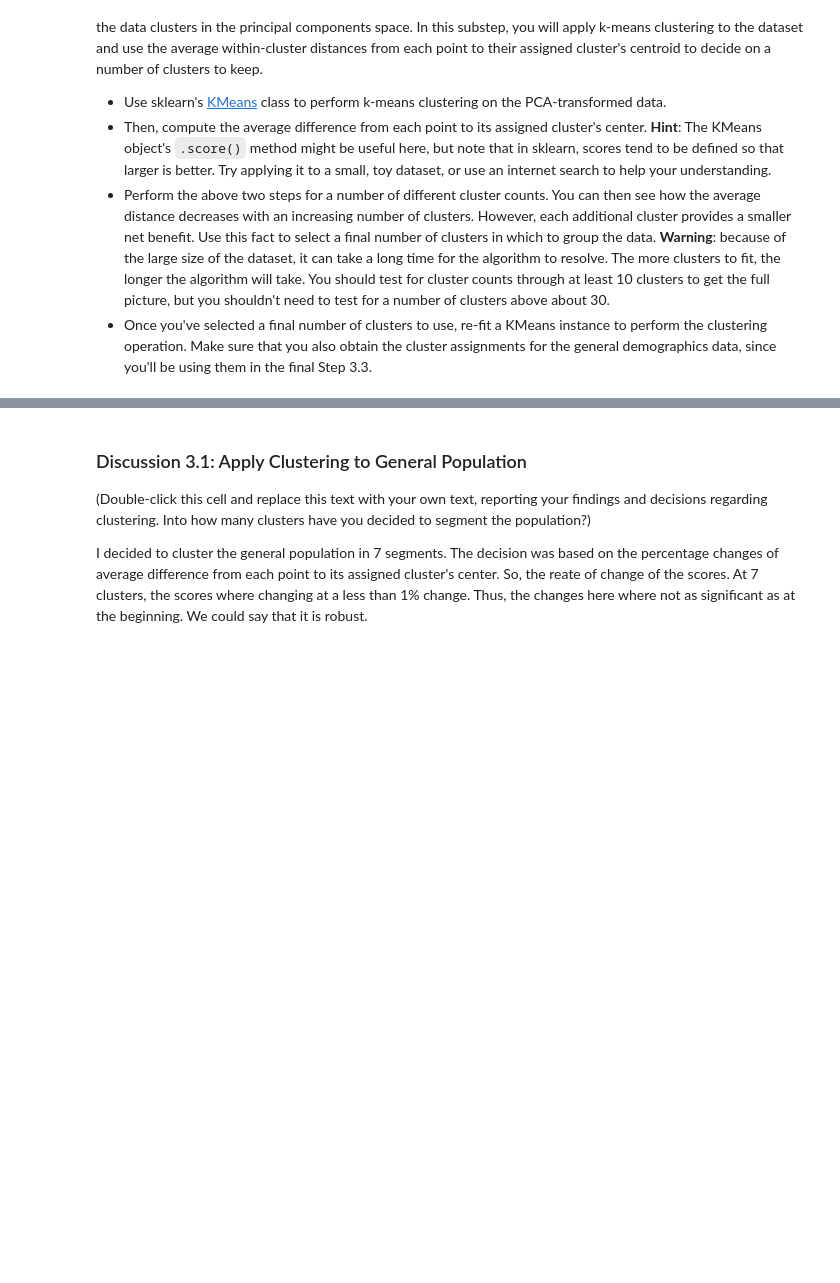
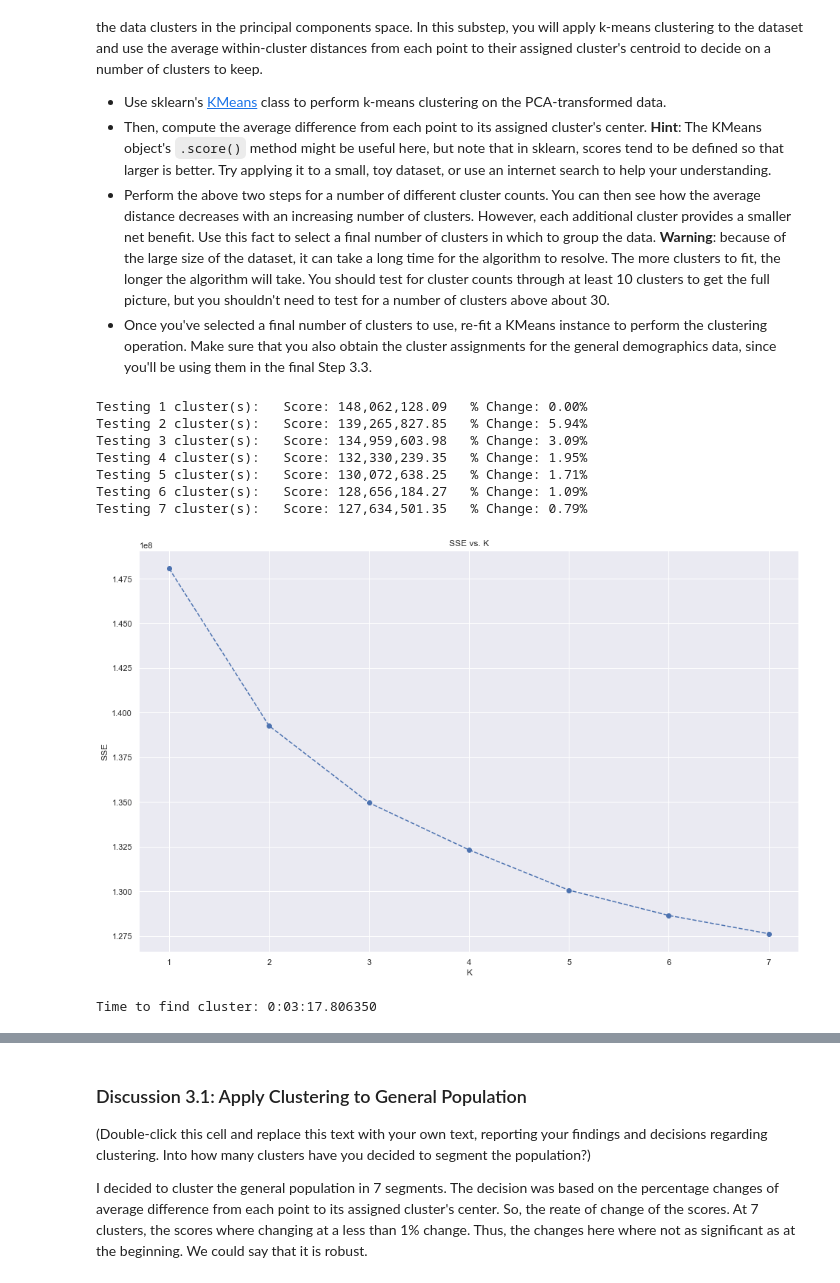
Before and after one commit to samlexrod/identifying_customer_segments, a Jupyter notebook: Identify_Customer_Segments.ipynb, the cells around one changed output, grey strips where cells are left out. Drawn from its saved outputs; the diff is of its cells as text; code cells hidden in the pictures; blank space fills up the shorter version.

Commit message:
Clusters done

```diff
--- a/Identify_Customer_Segments.ipynb
+++ b/Identify_Customer_Segments.ipynb
@@ -1743,5 +1793,3 @@ scaler = StandardScaler()
-# %%
-X = scaler.fit_transform(azdias)
 # %% [markdown]
 ### Discussion 2.1: Apply Feature Scaling
 
@@ -1821,6 +1872,9 @@ for comp in range(3, azdias.shape[1]):
+# %%
+#n_component = find_n_component(X)
+n_components = 138
 # %%
 # Re-apply PCA to the data while selecting for number of components to retain.
-pca, azdias_pca = do_pca(138, X)
+pca, azdias_pca = do_pca(n_components, X)
 # %%
 # Investigate the variance accounted for by each principal component.
 scree_plot(pca)
@@ -2005,12 +2178,24 @@ start.stop_clock()
 # %%
 # Investigate the change in within-cluster distance across number of clusters.
 # HINT: Use matplotlib's plot function to visualize this relationship.
-
-plt.figure(figsize=(16, 10))
-plt.plot(centers, scores, linestyle='--', marker='o', color='b');
-plt.xlabel('K');
-plt.ylabel('SSE');
-plt.title('SSE vs. K');
+def plot_clusters(centers, scores):
+    plt.figure(figsize=(16, 10))
+    plt.plot(centers, scores, linestyle='--', marker='o', color='b');
+    plt.xlabel('K');
+    plt.ylabel('SSE');
+    plt.title('SSE vs. K');
+# %%
+n_clusters, centers, scores = find_clusters(azdias_pca)
+plot_clusters(centers, scores)
+# %% [output]
+Testing 1 cluster(s):   Score: 148,062,128.09   % Change: 0.00%
+Testing 2 cluster(s):   Score: 139,265,827.85   % Change: 5.94%
+Testing 3 cluster(s):   Score: 134,959,603.98   % Change: 3.09%
+Testing 4 cluster(s):   Score: 132,330,239.35   % Change: 1.95%
+Testing 5 cluster(s):   Score: 130,072,638.25   % Change: 1.71%
+Testing 6 cluster(s):   Score: 128,656,184.27   % Change: 1.09%
+Testing 7 cluster(s):   Score: 127,634,501.35   % Change: 0.79%
+[figure, added]
 # %%
 # Re-fit the k-means model with the selected number of clusters and obtain
 # cluster predictions for the general population demographics data
@@ -2024 +2218,5 @@ centroids_general = kmeans.cluster_centers_
+# %%
+azdias_true_labels, azdias_labels, azdias_centroids = do_kmean(azdias_pca, n_clusters)
+# %% [output]
+Time to find cluster: 0:03:17.806350
 # %%
```
Also changed, not shown: parts of 61 cells of this notebook.
